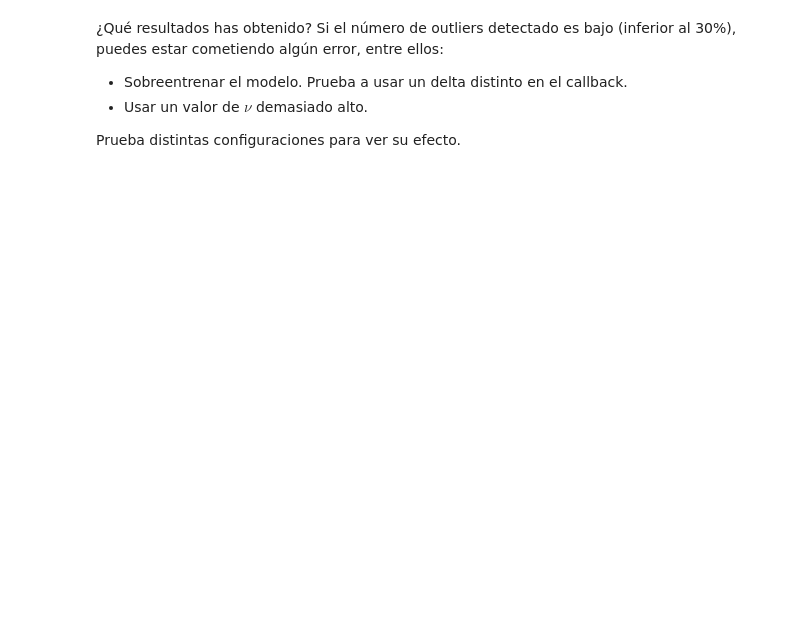
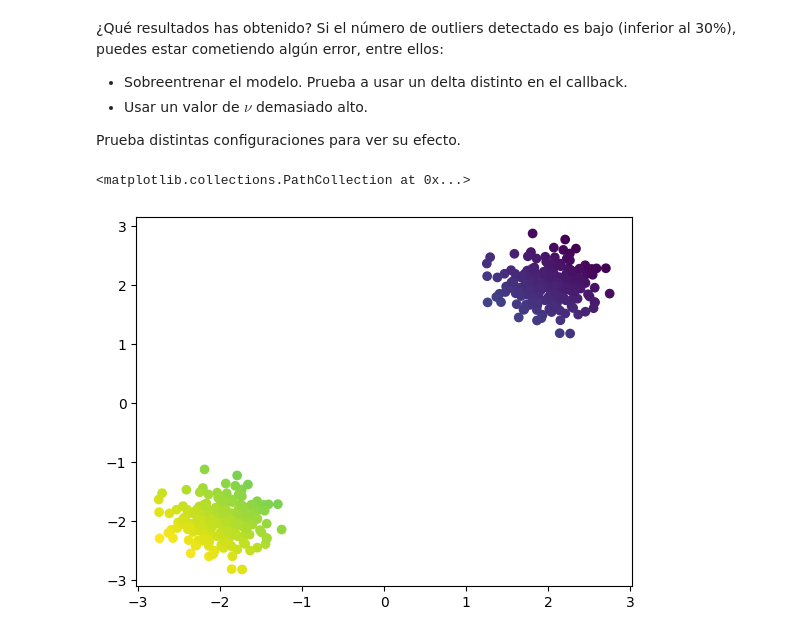
Before and after one commit to PepeRoConde/3year2sem, a Jupyter notebook: maai/notebooks/Notebook 5 - OCC Discriminativa.ipynb, the cells around one changed output. Saved outputs shown, nothing was run; the diff lists cells and outputs as text; code cells hidden in the pictures; blank space fills up the shorter version.

```diff
--- a/maai/notebooks/Notebook 5 - OCC Discriminativa.ipynb
+++ b/maai/notebooks/Notebook 5 - OCC Discriminativa.ipynb
@@ -26,7 +26,7 @@ X = 0.3 * rng.randn(5000, 2)
 x_train = np.r_[X + 2, X - 2]
 #  datos de test en la misma distribución que los datos de entrenamiento
 X = 0.3 * rng.randn(200, 2)
-x_test = np.r_[X + 2, X - 2]
+x_testq= np.r_[X + 2, X - 2]
 #  outliers
 x_outliers = rng.uniform(low=-4, high=4, size=(200, 2))
 # %%
@@ -78,7 +78,8 @@ class DetectorAnomalias:
 		self.model = tf.keras.models.Sequential([
 			tf.keras.layers.InputLayer(input_shape=input_shape),
 			# Primera capa densa con regularización L2
-			tf.keras.layers.Dense(32, activation='relu', kernel_regularizer=tf.keras.regularizers.l2(0.01)),
+			tf.keras.layers.Dense(128, activation='relu', kernel_regularizer=tf.keras.regularizers.l2(0.01)),
+            tf.keras.layers.Dense(32, activation='relu', kernel_regularizer=tf.keras.regularizers.l2(0.01)),
 			# Segunda capa densa (deep features) con regularización L2
 			tf.keras.layers.Dense(16, activation='relu', kernel_regularizer=tf.keras.regularizers.l2(0.01), name='deep_features'),
 			# Capa de salida con regularización L2 (un único valor escalar)
@@ -110,7 +111,7 @@ class DetectorAnomalias:
 		dummy_y = np.zeros((len(X), 1)) # Necesario pasar como salida para que keras no de un error
 
 		self.model.compile(optimizer='adam', loss=self.loss_function)
-		self.model.fit(X, dummy_y, callbacks=[ChangeRCallback(X)], batch_size=64, epochs=5, verbose=1)
+		self.model.fit(X, dummy_y, callbacks=[ChangeRCallback(X)], batch_size=64, epochs=50, verbose=1)
 		return self.model
 
 	def predict(self, X):
@@ -212,3 +210,8 @@ Porcentaje de outliers etiquetados como atípicos: 76.50%
 * Usar un valor de $\nu$ demasiado alto.
 
 Prueba distintas configuraciones para ver su efecto.
+# %%
+plt.scatter(x_test[:,0],x_test[:,1],c=predicciones)
+# %% [output]
+<matplotlib.collections.PathCollection at 0x...>
+[figure, added]
```
Also changed, not shown: parts of 3 cells of this notebook, 6 other files.
